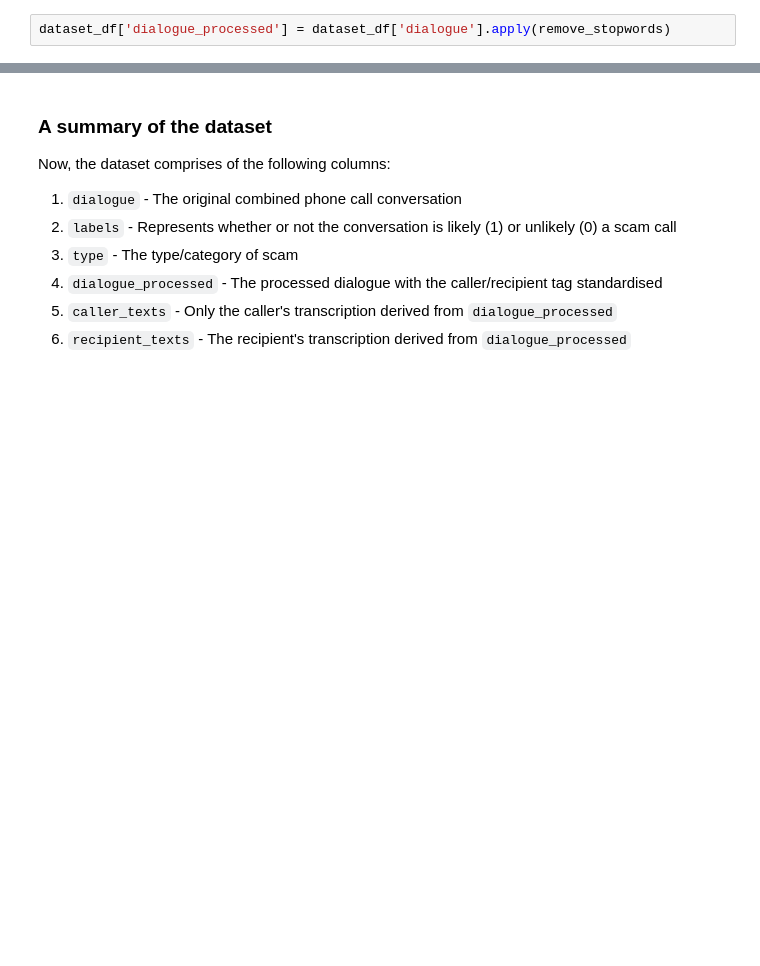
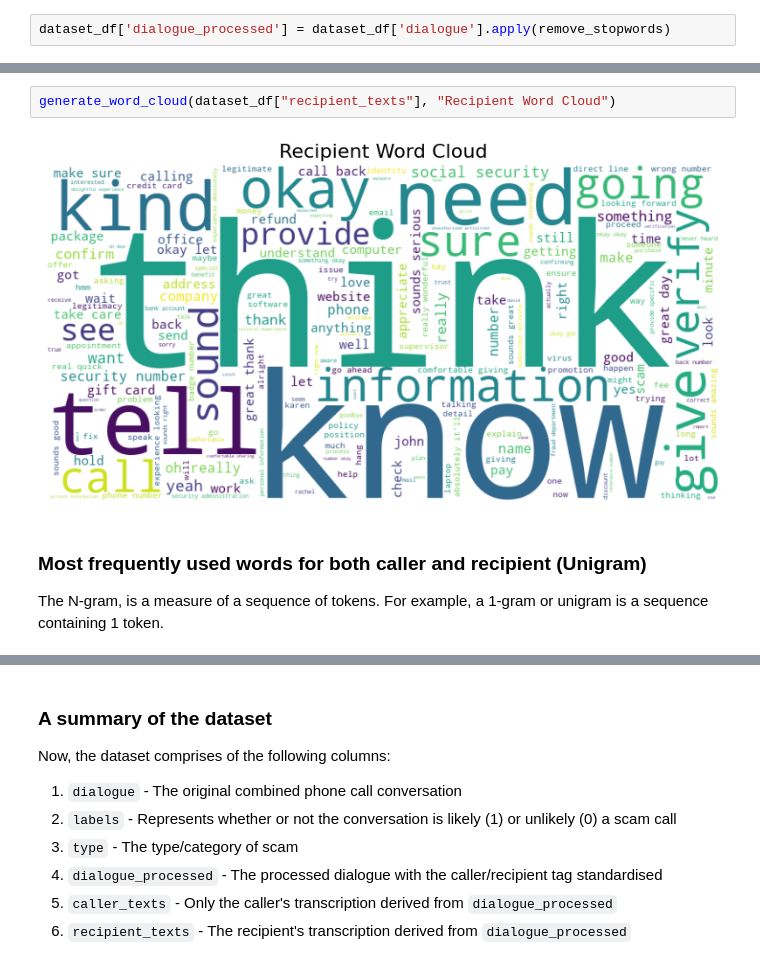
Before and after one commit to junxianyong/INF2008_P1-08, a Jupyter notebook: scam_detection/scam_detection.ipynb, the cells around one changed output, grey strips where cells are left out. Cells and saved outputs as stored; diff of their text form; blank space fills up the shorter version.

```diff
--- a/scam_detection/scam_detection.ipynb
+++ b/scam_detection/scam_detection.ipynb
@@ -29,0 +193,8 @@ dataset_df['dialogue_processed'] = dataset_df['dialogue'].apply(remove_stopwords
+# %%
+generate_word_cloud(dataset_df["recipient_texts"], "Recipient Word Cloud")
+# %% [output]
+[figure, added]
+# %% [markdown]
+### Most frequently used words for both caller and recipient (Unigram)
+
+The N-gram, is a measure of a sequence of tokens. For example, a 1-gram or unigram is a sequence containing 1 token.
```
Also changed, not shown: parts of 40 cells of this notebook, 1 other file.
